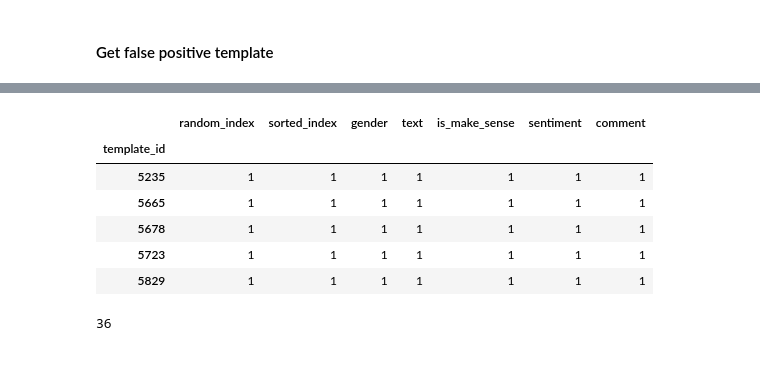
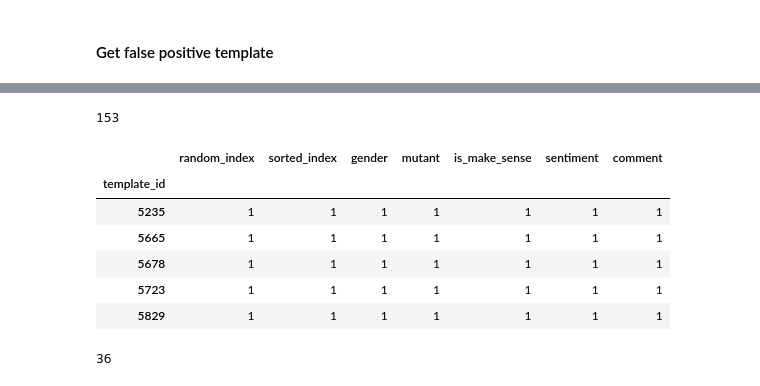
Before and after one commit to soarsmu/BiasFinder, a Jupyter notebook: codes/semantic-similarity-for-ranked-data.ipynb, the cells around one changed output, grey strips where cells are left out. Drawn from its saved outputs; the diff is of its cells as text; code cells hidden in the pictures.

```diff
--- a/codes/semantic-similarity-for-ranked-data.ipynb
+++ b/codes/semantic-similarity-for-ranked-data.ipynb
@@ -117,6 +122,7 @@ gb.count()
 #### Get false positive template
 # %%
 df_fp = pd.read_csv("../data/dp/labelled-full.csv", encoding="latin1")
+df_fp = df_fp.rename(columns={"text": "mutant"})
 # %%
 df_fp
 # %% [output]
@@ -151,9 +187,13 @@ nms_count.tail()
+# %%
+len(mstt)
+# %% [output]
+153
 # %%
-# not make sense 1 for each template only
-nmsot = nms_count[nms_count["text"] == 1]
+# not make sense one for each template only
+nmsot = nms_count[nms_count["mutant"] == 1]
 nmsot.tail()
 # %% [output]
-|  | random_index | sorted_index | gender | text | is_make_sense | sentiment | comment |
+|  | random_index | sorted_index | gender | mutant | is_make_sense | sentiment | comment |
 | template_id |  |  |  |  |  |  |  |
 | 5235 | 1 | 1 | 1 | 1 | 1 | 1 | 1 |
 | 5665 | 1 | 1 | 1 | 1 | 1 | 1 | 1 |
```
Also changed, not shown: parts of 62 cells of this notebook.
